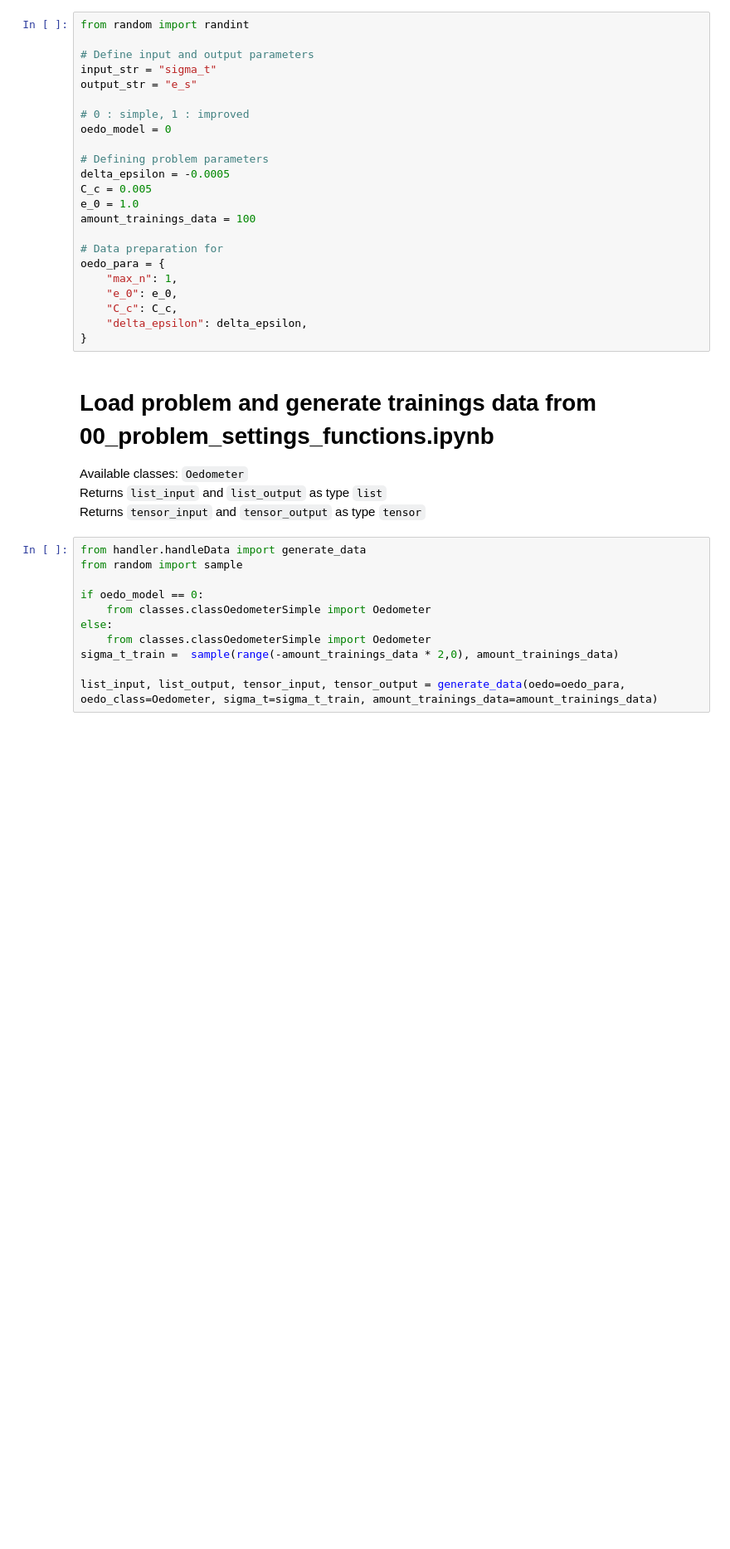
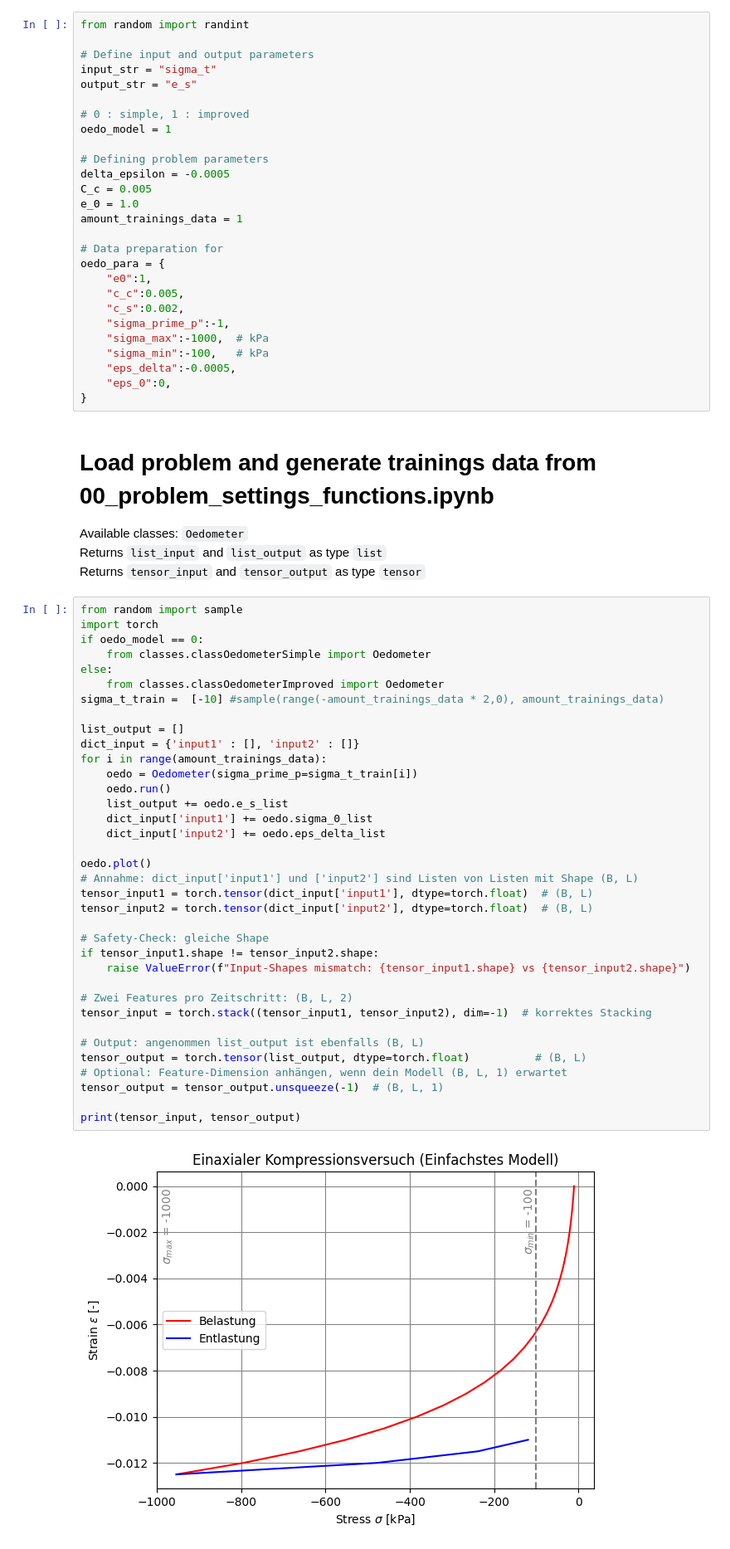
Before and after one commit to BesT1CooKie1/nn_oedometer, a Jupyter notebook: 01_oedometer_pytorch.ipynb, the cells around one changed output. Shown at 83% size. Cells and saved outputs as stored; diff of their text form; blank space fills up the shorter version.

```diff
--- a/01_oedometer_pytorch.ipynb
+++ b/01_oedometer_pytorch.ipynb
@@ -40,20 +42,24 @@ input_str = "sigma_t"
 output_str = "e_s"
 
 # 0 : simple, 1 : improved
-oedo_model = 0
+oedo_model = 1
 
 # Defining problem parameters
 delta_epsilon = -0.0005
 C_c = 0.005
 e_0 = 1.0
-amount_trainings_data = 100
+amount_trainings_data = 1
 
 # Data preparation for
 oedo_para = {
-    "max_n": 1,
-    "e_0": e_0,
-    "C_c": C_c,
-    "delta_epsilon": delta_epsilon,
+    "e0":1,
+    "c_c":0.005,
+    "c_s":0.002,
+    "sigma_prime_p":-1,
+    "sigma_max":-1000,  # kPa
+    "sigma_min":-100,   # kPa
+    "eps_delta":-0.0005,
+    "eps_0":0,
 }
 # %% [markdown]
 # Load problem and generate trainings data from 00_problem_settings_functions.ipynb
@@ -62,13 +68,40 @@ Available classes: `Oedometer` <br>
 Returns `list_input` and `list_output` as type `list` <br>
 Returns `tensor_input` and `tensor_output` as type `tensor`
 # %%
-from handler.handleData import generate_data
 from random import sample
-
+import torch
 if oedo_model == 0:
     from classes.classOedometerSimple import Oedometer
 else:
-    from classes.classOedometerSimple import Oedometer
-sigma_t_train =  sample(range(-amount_trainings_data * 2,0), amount_trainings_data)
+    from classes.classOedometerImproved import Oedometer
+sigma_t_train =  [-10] #sample(range(-amount_trainings_data * 2,0), amount_trainings_data)
 
-list_input, list_output, tensor_input, tensor_output = generate_data(oedo=oedo_para, oedo_class=Oedometer, sigma_t=sigma_t_train, amount_trainings_data=amount_trainings_data)
+list_output = []
+dict_input = {'input1' : [], 'input2' : []}
+for i in range(amount_trainings_data):
+    oedo = Oedometer(sigma_prime_p=sigma_t_train[i])
+    oedo.run()
+    list_output += oedo.e_s_list
+    dict_input['input1'] += oedo.sigma_0_list
+    dict_input['input2'] += oedo.eps_delta_list
+
+oedo.plot()
+# Annahme: dict_input['input1'] und ['input2'] sind Listen von Listen mit Shape (B, L)
+tensor_input1 = torch.tensor(dict_input['input1'], dtype=torch.float)  # (B, L)
+tensor_input2 = torch.tensor(dict_input['input2'], dtype=torch.float)  # (B, L)
+
+# Safety-Check: gleiche Shape
+if tensor_input1.shape != tensor_input2.shape:
+    raise ValueError(f"Input-Shapes mismatch: {tensor_input1.shape} vs {tensor_input2.shape}")
+
+# Zwei Features pro Zeitschritt: (B, L, 2)
+tensor_input = torch.stack((tensor_input1, tensor_input2), dim=-1)  # korrektes Stacking
+
+# Output: angenommen list_output ist ebenfalls (B, L)
+tensor_output = torch.tensor(list_output, dtype=torch.float)          # (B, L)
+# Optional: Feature-Dimension anhängen, wenn dein Modell (B, L, 1) erwartet
+tensor_output = tensor_output.unsqueeze(-1)  # (B, L, 1)
+
+print(tensor_input, tensor_output)
+# %% [output]
+[figure, added]
```
Also changed, not shown: parts of 11 cells of this notebook, 8 other files.
